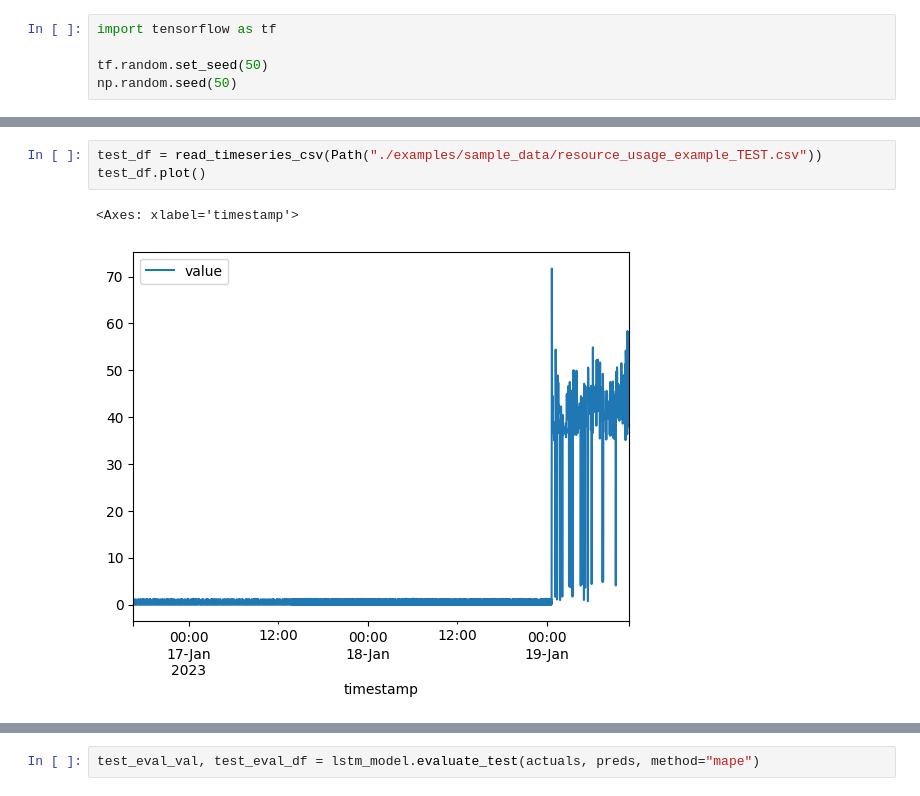
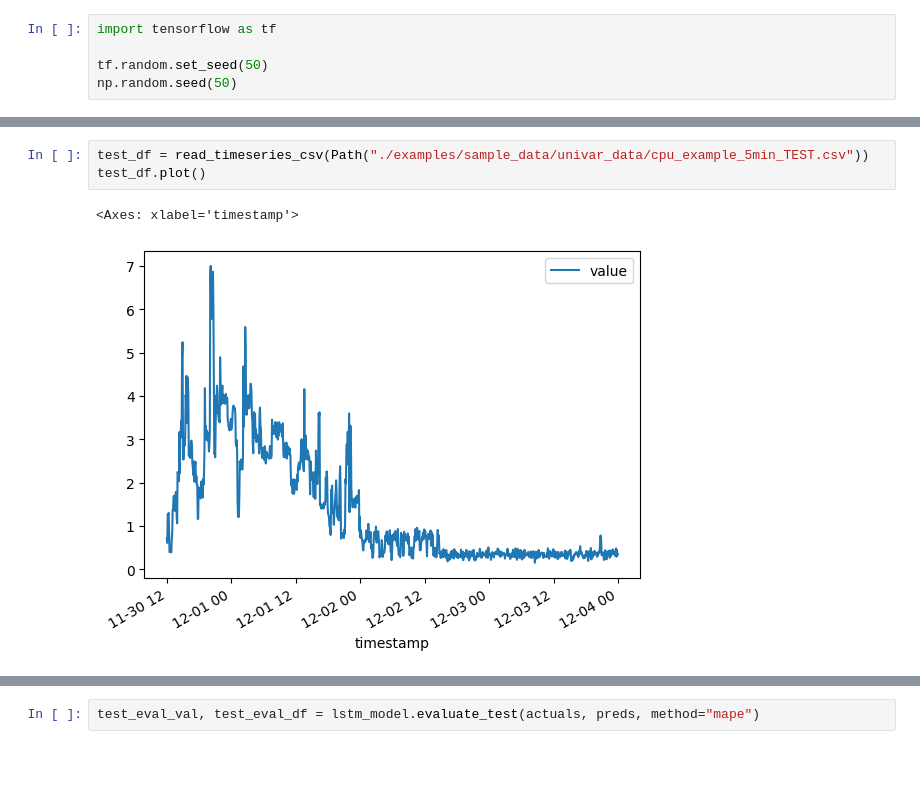
Before and after one commit to mlassak/anomaly-detection, a Jupyter notebook: lstm_example.ipynb, the cells around one changed output, grey strips where cells are left out. Saved outputs shown, nothing was run; the diff lists cells and outputs as text; blank space fills up the shorter version.

Commit message:
Refined and added usage examples

```diff
--- a/lstm_example.ipynb
+++ b/lstm_example.ipynb
@@ -47,6 +42,6 @@ lstm_model.plotter.plot_training_loss(history)
 # %%
-test_df = read_timeseries_csv(Path("./examples/sample_data/resource_usage_example_TEST.csv"))
+test_df = read_timeseries_csv(Path("./examples/sample_data/univar_data/cpu_example_5min_TEST.csv"))
 test_df.plot()
 # %% [output]
 <Axes: xlabel='timestamp'>
-[figure, old version]
+[figure, new version]
```
Also changed, not shown: parts of 25 cells of this notebook, 41 other files.
